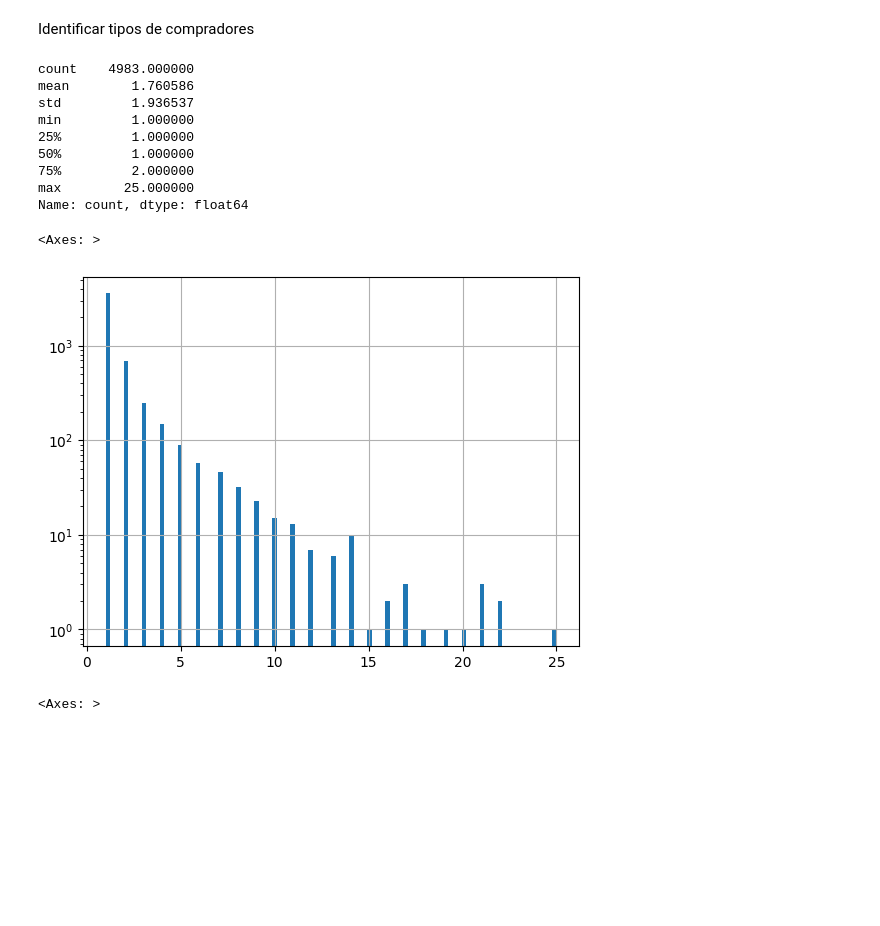
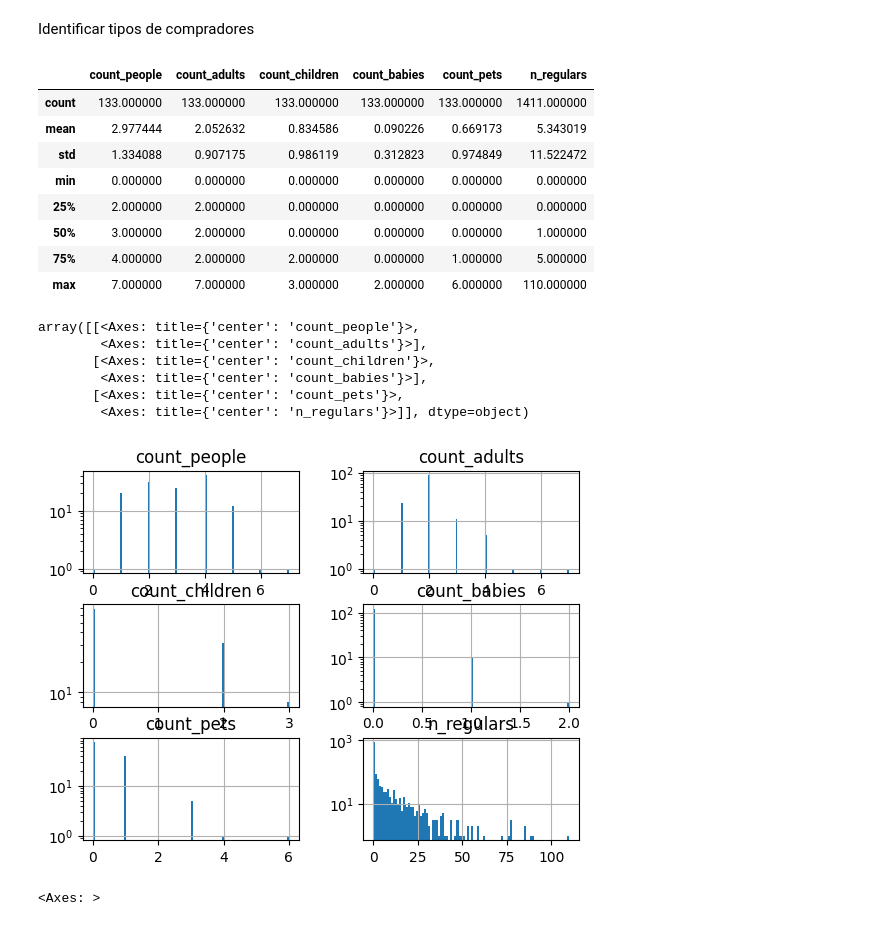
Before and after one commit to Zrive/zrive-ds, a Jupyter notebook: src/module_2/module_2_eda.ipynb, the cells around one changed output. Saved outputs shown, nothing was run; the diff lists cells and outputs as text; code cells hidden in the pictures; blank space fills up the shorter version.

```diff
--- a/src/module_2/module_2_eda.ipynb
+++ b/src/module_2/module_2_eda.ipynb
@@ -33,7 +33,10 @@ users.dropna().head()
 # %% [markdown]
 Identificar tipos de compradores
 # %%
-frequent_shoppers = orders['user_id'].value_counts()
+user_order_counts = orders.groupby('user_id').size()
+frequent_users_ids = user_order_counts[user_order_counts > 1].index
+frequent_users_details = users[users['user_id'].isin(frequent_users_ids)]
+
 regular_shoppers = regulars['user_id']
 cart_abandoners = abandoned_carts['user_id']
 popular_products = orders['id'].explode().value_counts()
@@ -41,22 +44,27 @@ popular_products = orders['id'].explode().value_counts()
 loyal_customers = regular_shoppers[regular_shoppers.isin(popular_products.index)]
 cart_abandoners_not_regular = cart_abandoners[~cart_abandoners.isin(regular_shoppers)]
 # %%
-frequent_shoppers.describe()
+frequent_users_details.describe()
 # %% [output]
-count    4983.000000
-mean        1.760586
-std         1.936537
-min         1.000000
-25%         1.000000
-50%         1.000000
-75%         2.000000
-max        25.000000
-Name: count, dtype: float64
+|  | count_people | count_adults | count_children | count_babies | count_pets | n_regulars |
+| count | 133.000000 | 133.000000 | 133.000000 | 133.000000 | 133.000000 | 1411.000000 |
+| mean | 2.977444 | 2.052632 | 0.834586 | 0.090226 | 0.669173 | 5.343019 |
+| std | 1.334088 | 0.907175 | 0.986119 | 0.312823 | 0.974849 | 11.522472 |
+| min | 0.000000 | 0.000000 | 0.000000 | 0.000000 | 0.000000 | 0.000000 |
+| 25% | 2.000000 | 2.000000 | 0.000000 | 0.000000 | 0.000000 | 0.000000 |
+| 50% | 3.000000 | 2.000000 | 0.000000 | 0.000000 | 0.000000 | 1.000000 |
+| 75% | 4.000000 | 2.000000 | 2.000000 | 0.000000 | 1.000000 | 5.000000 |
+| max | 7.000000 | 7.000000 | 3.000000 | 2.000000 | 6.000000 | 110.000000 |
 # %%
-frequent_shoppers.hist(bins=100, log=True)
+frequent_users_details.hist(bins=100, log=True)
 # %% [output]
-<Axes: >
+array([[<Axes: title={'center': 'count_people'}>,
+        <Axes: title={'center': 'count_adults'}>],
+       [<Axes: title={'center': 'count_children'}>,
+        <Axes: title={'center': 'count_babies'}>],
+       [<Axes: title={'center': 'count_pets'}>,
+        <Axes: title={'center': 'n_regulars'}>]], dtype=object)
-[figure, old version]
+[figure, new version]
 # %%
 users['n_regulars'].hist(bins=100, log=True)
 # %% [output]
```
Also changed, not shown: parts of 3 cells of this notebook.
